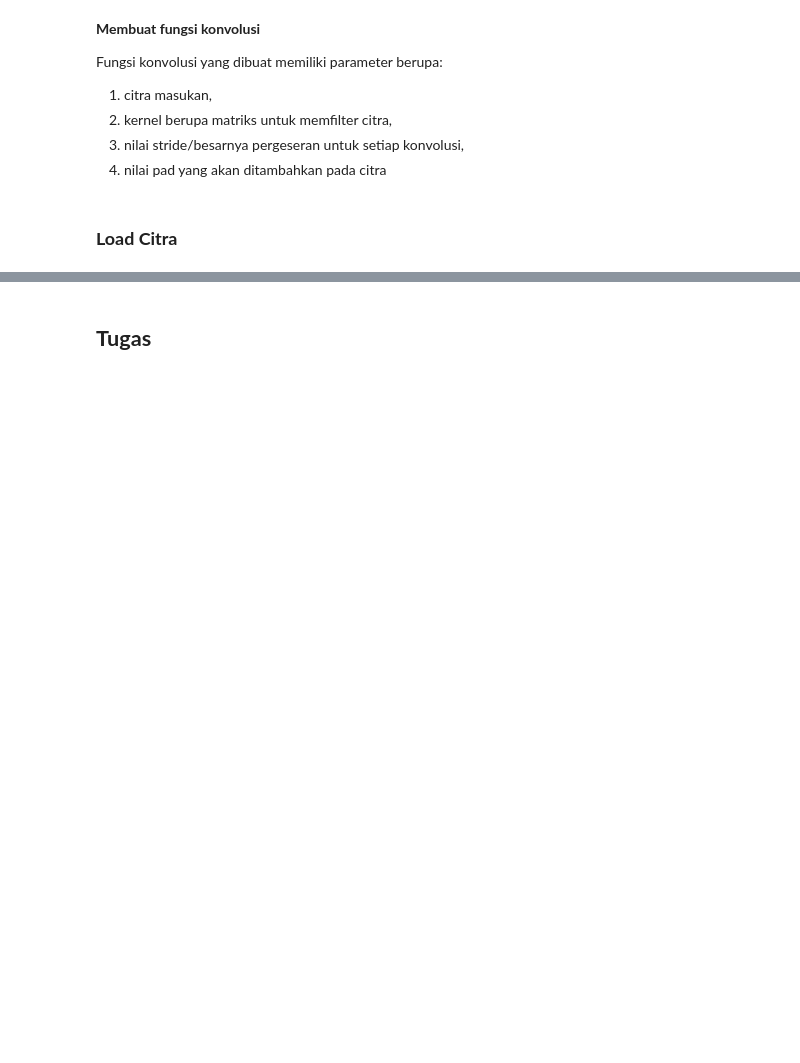
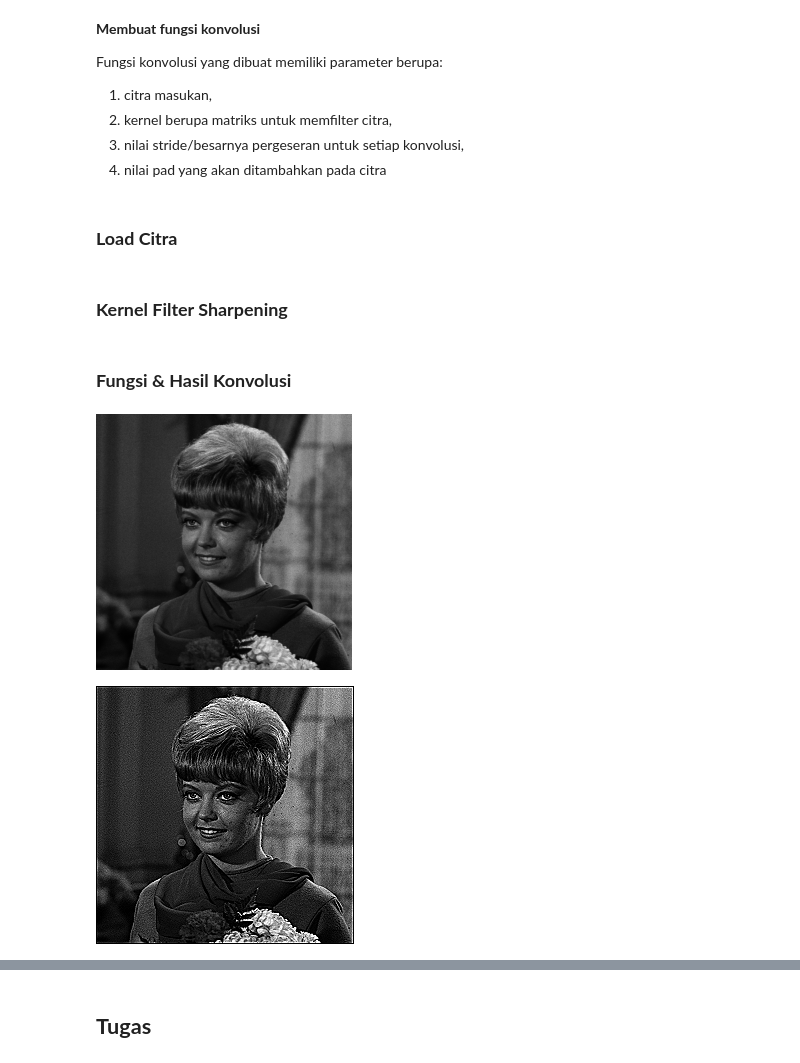
Before and after one commit to alfisuryap/PengolahanCitraDanVisiKomputer, a Jupyter notebook: Week7.ipynb, the cells around one changed output, grey strips where cells are left out. Cells and saved outputs as stored; diff of their text form; code cells hidden in the pictures; blank space fills up the shorter version.

```diff
--- a/Week7.ipynb
+++ b/Week7.ipynb
@@ -126,5 +126,26 @@ def convolution2d(image, kernel, stride, padding):
 # %% [markdown]
 ### **Load Citra**
 # %%
-img = cv.imread('/content/drive/MyDrive/Semester 5/PCVK/Images/female.tiff')
+img = cv.imread('/content/drive/MyDrive/College/Semester 5/Pengolahan Citra dan Visi Komputer/Data/Jobsheet 7/female.tiff')
 img_gray = cv.cvtColor(img, cv.COLOR_BGR2GRAY)
+# %% [markdown]
+### **Kernel Filter Sharpening**
+# %%
+# Image sharpen
+kernel_sharpen = np.array([[0, -1, 0],
+                            [-1, 5, -1],
+                            [0, -1, 0]])
+# %% [markdown]
+### **Fungsi & Hasil Konvolusi**
+# %%
+# Call the convolution function
+result = convolution2d(img_gray, kernel_sharpen, stride=1, padding=2)
+
+# Display the original image
+cv2_imshow(img_gray)
+
+# Display the result of convolution
+cv2_imshow(result)
+# %% [output]
+[figure, added]
+[figure, added]
```
Also changed, not shown: parts of 20 cells of this notebook.
